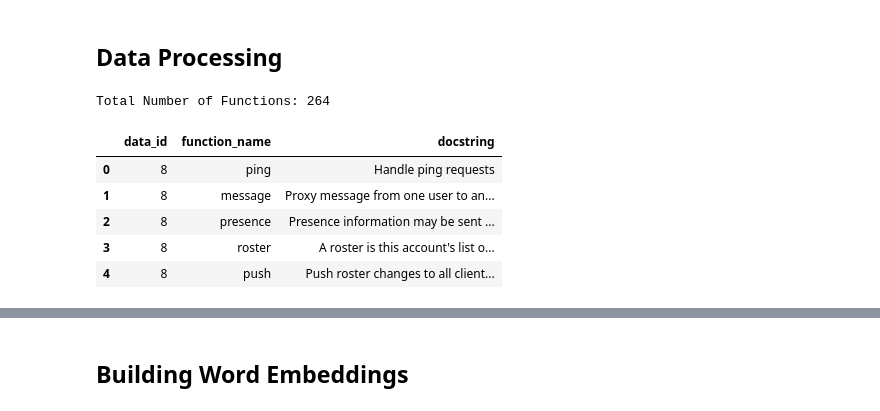
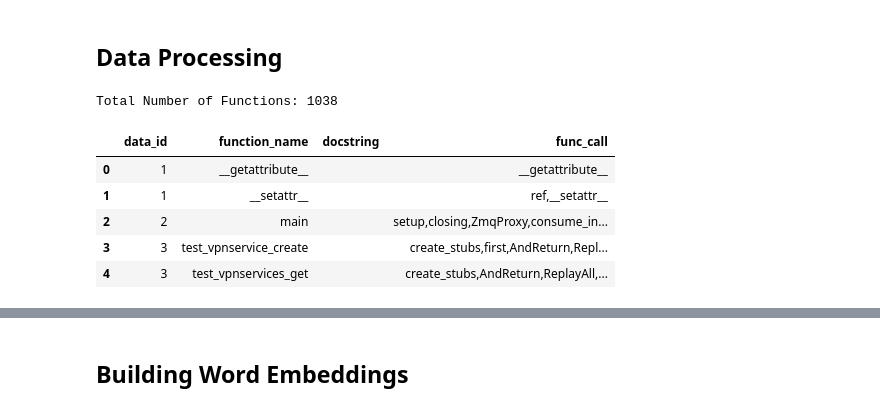
Before and after one commit to 3innielee/nlp_code_search_generation, a Jupyter notebook: Retrieval_Source_Code.ipynb, the cells around one changed output, grey strips where cells are left out. Saved outputs shown, nothing was run; the diff lists cells and outputs as text; code cells hidden in the pictures.

```diff
--- a/Retrieval_Source_Code.ipynb
+++ b/Retrieval_Source_Code.ipynb
@@ -51,18 +51,18 @@ from gensim.models import FastText
 ## Data Processing
 # %%
 # load in processed file. A set of keywords for each document (source code function)
-unpickled_df = pd.read_pickle("./dummy.pkl")
+unpickled_df = pd.read_pickle("data/py100.pkl")
 func_size=len(unpickled_df)
 print("Total Number of Functions: {}".format(func_size))
 unpickled_df.head()
 # %% [output]
-Total Number of Functions: 264
+Total Number of Functions: 1038
-|  | data_id | function_name | docstring |
-| 0 | 8 | ping | Handle ping requests |
-| 1 | 8 | message | Proxy message from one user to an... |
-| 2 | 8 | presence | Presence information may be sent ... |
-| 3 | 8 | roster | A roster is this account's list o... |
-| 4 | 8 | push | Push roster changes to all client... |
+|  | data_id | function_name | docstring | func_call |
+| 0 | 1 | __getattribute__ |  | __getattribute__ |
+| 1 | 1 | __setattr__ |  | ref,__setattr__ |
+| 2 | 2 | main |  | setup,closing,ZmqProxy,consume_in... |
+| 3 | 3 | test_vpnservice_create |  | create_stubs,first,AndReturn,Repl... |
+| 4 | 3 | test_vpnservices_get |  | create_stubs,AndReturn,ReplayAll,... |
 # %%
 # for each function, combine all the keywords into a set
 list_function_keywords=[]
```
Also changed, not shown: parts of 8 cells of this notebook.
